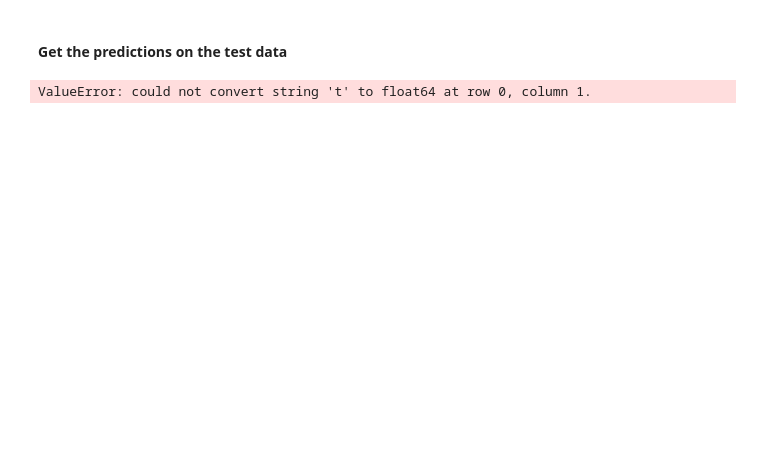
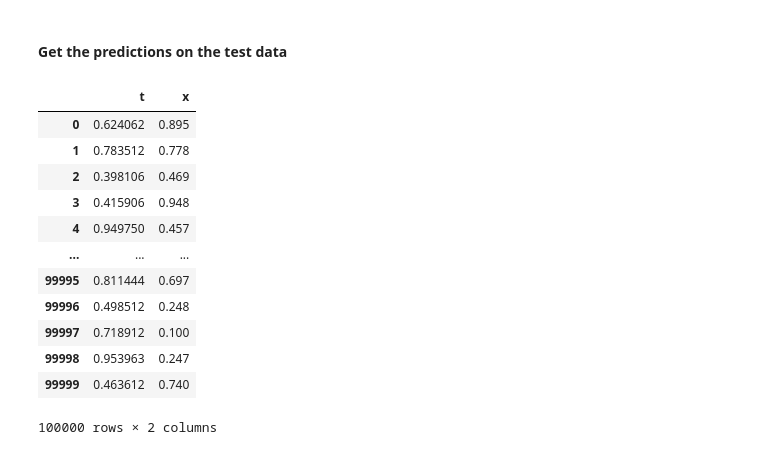
Before and after one commit to fabianjaeger1/DLSC, a Jupyter notebook: Project_A/Fabian_Jaeger_Task1.ipynb, the cells around one changed output. Cells and saved outputs as stored; diff of their text form; code cells hidden in the pictures; blank space fills up the shorter version.

```diff
--- a/Project_A/Fabian_Jaeger_Task1.ipynb
+++ b/Project_A/Fabian_Jaeger_Task1.ipynb
@@ -538,6 +417,24 @@ pinn.plotting()
 # %% [markdown]
 #### Get the predictions on the test data
-# %%
-test_data = np.loadtxt("Task1/TestingData.txt", delimiter=',')
-# %% [output]
-ValueError: could not convert string 't' to float64 at row 0, column 1.
+# %%
+# test_data = pandas.loadtxt("Task1/TestingData.txt", delimiter=',')
+
+test_data = pd.read_csv("Task1/TestingData.txt", delimiter=',')
+display(test_data)
+
+t_test = torch.tensor(test_data['t'].values, dtype=torch.float32).reshape(-1, 1)
+x_test = torch.tensor(test_data['x'].values, dtype=torch.float32).reshape(-1, 1)
+# %% [output]
+|  | t | x |
+| 0 | 0.624062 | 0.895 |
+| 1 | 0.783512 | 0.778 |
+| 2 | 0.398106 | 0.469 |
+| 3 | 0.415906 | 0.948 |
+| 4 | 0.949750 | 0.457 |
+| ... | ... | ... |
+| 99995 | 0.811444 | 0.697 |
+| 99996 | 0.498512 | 0.248 |
+| 99997 | 0.718912 | 0.100 |
+| 99998 | 0.953963 | 0.247 |
+| 99999 | 0.463612 | 0.740 |
+100000 rows × 2 columns
```
Also changed, not shown: parts of 10 cells of this notebook, 7 other files.
